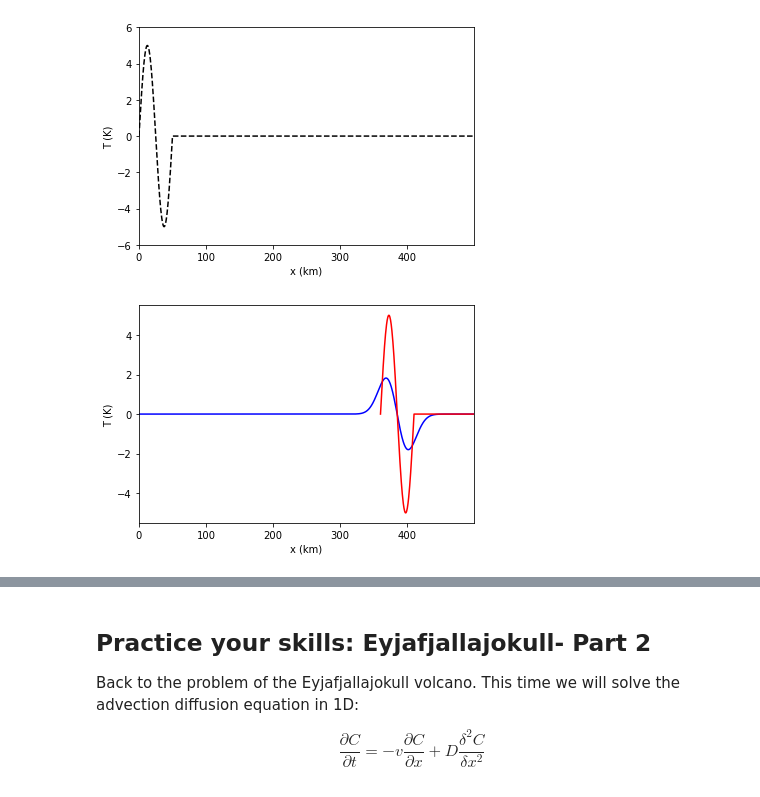
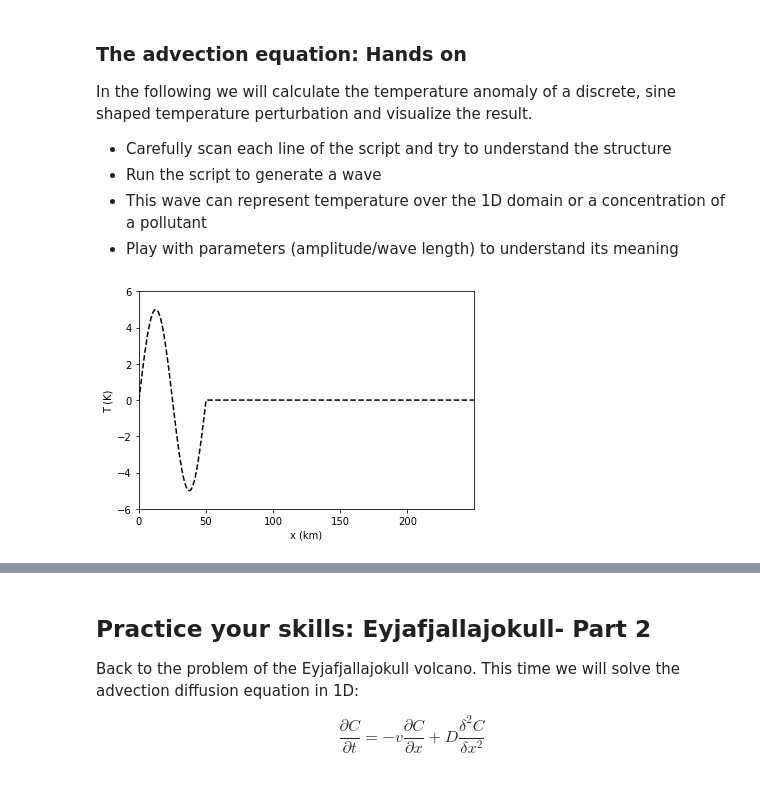
Before and after one commit to csdms/ivy, a Jupyter notebook: lessons/python/ESPIN-06 Models Part 2 (Advection).ipynb, the cells around one changed output, grey strips where cells are left out. Cells and saved outputs as stored; diff of their text form; code cells hidden in the pictures.

```diff
--- a/lessons/python/ESPIN-06 Models Part 2 (Advection).ipynb
+++ b/lessons/python/ESPIN-06 Models Part 2 (Advection).ipynb
@@ -49,6 +56,15 @@ Plot the wave after 5 hours (try to plot at every time step to see the evolution
+# %% [markdown]
+### The advection equation: Hands on ###
+
+In the following we will calculate the temperature anomaly of a discrete, sine shaped temperature perturbation and visualize the result.
+
+- Carefully scan each line of the script and try to understand the structure
+- Run the script to generate a wave
+- This wave can represent temperature over the 1D domain or a concentration of a pollutant
+- Play with parameters (amplitude/wave length) to understand its meaning
 # %%
 # --------------------------------------------------------------------
-# Script to calculate the temperature anomaly of a discrete,
+# Code to calculate the temperature anomaly of a discrete,
 # sine shaped perturbation and visualise the result
 # --------------------------------------------------------------------
 
@@ -58,78 +74,36 @@ Plot the wave after 5 hours (try to plot at every time step to see the evolution
 import numpy as np
 from matplotlib import pyplot as plt
 
 # initialisation of model constants
-dx     = 500       # spatial step in m = .5km
-lam    = 100*dx    # wavelength
-nr     = 1e3       # size of the domain
-ampl   = 5         # amplitude (K)
-
+dx     = 500      # spatial step in m
+lam    = 5e4      # wavelength
+Lx     = 25e4     # size of the domain
+ampl   = 5        # amplitude (K)
 
 # initialisation of variables (including scalars, arrays and matrices)
-x = np.arange(start= 0, stop = (nr-1)*dx , step = dx)
+x = np.arange(start= 0, stop = Lx , step = dx)
 # Logical operations
 b = x <= lam
 c = x >  lam
 # print(c)
 
 # --------------------------------------------------------------------
 # manipulations
 # --------------------------------------------------------------------
 # get sine wave
 y    = np.zeros_like(x)
 y[b] = ampl*np.sin(x[b]*2*np.pi/lam)
 y[c] = 0
 # --------------------------------------------------------------------
 # Visualisation
 # --------------------------------------------------------------------
 # plot the graph
 plt.figure()
 plt.plot(x/1.e3, y, '--k')
 plt.ylim((-6, 6))
 plt.xlim((0, max(x/1e3)))
 plt.xlabel('x (km)')
 plt.ylabel('T (K)')
 plt.show()
-
-# data, parameter values
-u    = 10 #m/s
-time = 3600 *10#in sec
-dt   = 0.9*u/dx
-
-# Numerical solution
-curT = 0
-
-T_num = np.zeros_like(y)
-T_num[:] = y
-while curT<time:
-    curT =curT+ dt
-    if u>0:
-        T_diff = T_num[1:]-T_num[0:-1]
-        T_num[1:] = T_num[1:] - u*dt/dx*T_diff
-        # BC
-        T_num[0] = T_num[-1]
-    elif u<0:
-        T_diff = T_num[1:]-T_num[0:-1]
-        T_num[0:-1] = T_num[0:-1] - u*dt/dx*T_diff
-        # BC
-        T_num[-1] = T_num[0]
-
-    if curT%2000==0:
-        plt.plot(x/1.e3, T_num, 'b')
-        plt.xlim((0, max(x/1e3)))
-        plt.xlabel('x (km)')
-        plt.ylabel('T (K)')
-        plt.show()
-
-plt.figure()
-plt.plot(x/1.e3, T_num, 'b')
-plt.xlim((0, max(x/1e3)))
-plt.xlabel('x (km)')
-plt.ylabel('T (K)')
-
-x_an = x + np.mod(time*u, max(x))
-plt.plot(x_an/1.E3, y, '-r')
-plt.show()
 # %% [output]
-[figure, old version]
+[figure, new version]
-[figure, removed]
```
Also changed, not shown: parts of 10 cells of this notebook, 10 other files.
